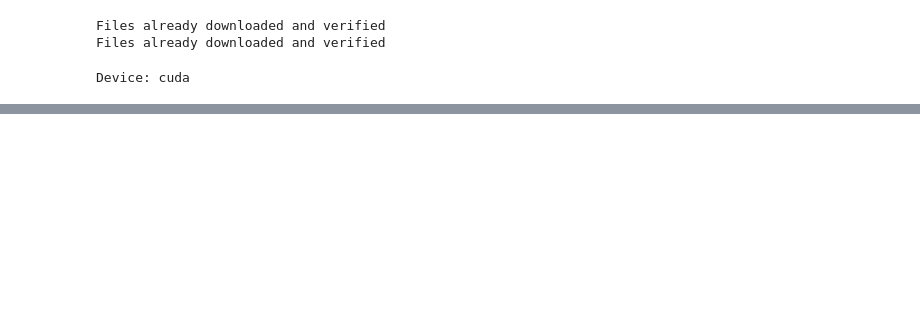
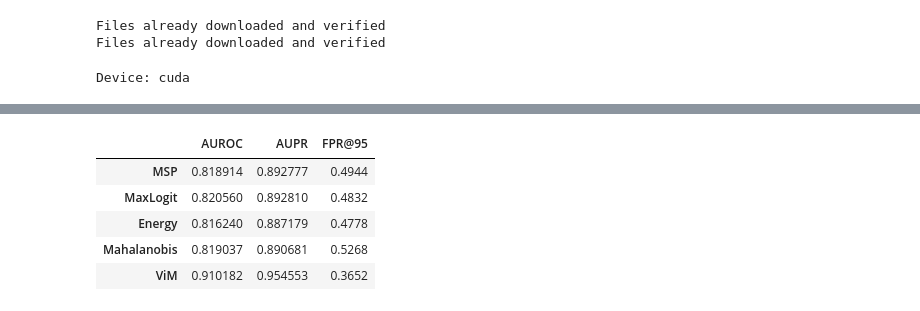
Before and after one commit to Myskdias/tp3, a Jupyter notebook: tp3.ipynb, the cells around one changed output, grey strips where cells are left out. Drawn from its saved outputs; the diff is of its cells as text; code cells hidden in the pictures; blank space fills up the shorter version.

```diff
--- a/tp3.ipynb
+++ b/tp3.ipynb
@@ -183,0 +416,20 @@ Epoch 025 | Train Acc: 70.63% | Test Acc: 57.63%
+# %%
+id_logits = collect_logits(model, testloader_q3)
+id_feats  = collect_features(model, testloader_q3)
+
+ood_logits = collect_logits(model, ood_cifar10_loader)
+ood_feats  = collect_features(model, ood_cifar10_loader)
+
+results_cifar10 = {
+    "MSP": eval_ood(score_msp(id_logits), score_msp(ood_logits)),
+    "MaxLogit": eval_ood(score_maxlogit(id_logits), score_maxlogit(ood_logits)),
+    "Energy": eval_ood(score_energy(id_logits), score_energy(ood_logits)),
+    "Mahalanobis": eval_ood(
+        score_mahalanobis(id_feats, mus, inv_cov),
+        score_mahalanobis(ood_feats, mus, inv_cov)
+    ),
+    "ViM": eval_ood(
+        score_vim(id_logits, id_feats, U_orth),
+        score_vim(ood_logits, ood_feats, U_orth)
+    )
+}
@@ -183,0 +453,10 @@ Epoch 025 | Train Acc: 70.63% | Test Acc: 57.63%
+# %%
+df_svhn = pd.DataFrame(results_svhn).T
+df_svhn
+# %% [output]
+|  | AUROC | AUPR | FPR@95 |
+| MSP | 0.818914 | 0.892777 | 0.4944 |
+| MaxLogit | 0.820560 | 0.892810 | 0.4832 |
+| Energy | 0.816240 | 0.887179 | 0.4778 |
+| Mahalanobis | 0.819037 | 0.890681 | 0.5268 |
+| ViM | 0.910182 | 0.954553 | 0.3652 |
```
Also changed, not shown: parts of 23 cells of this notebook, 3 other files.
